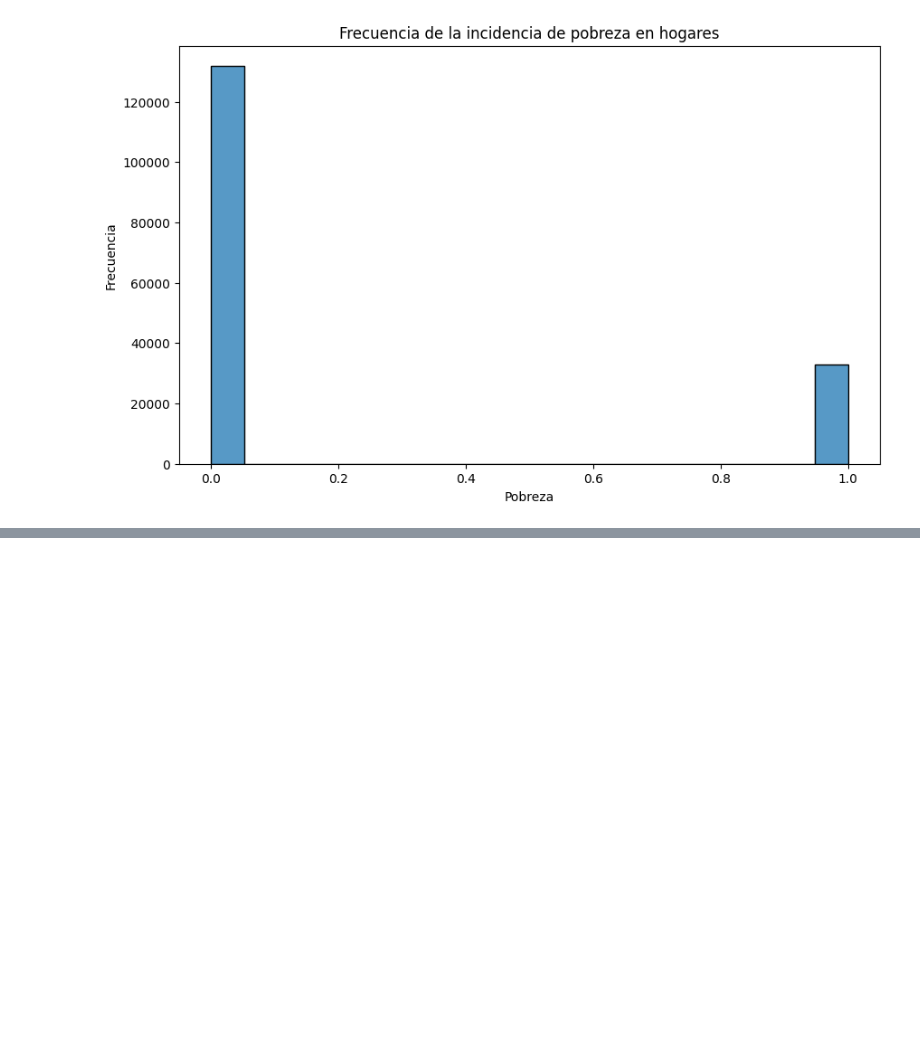
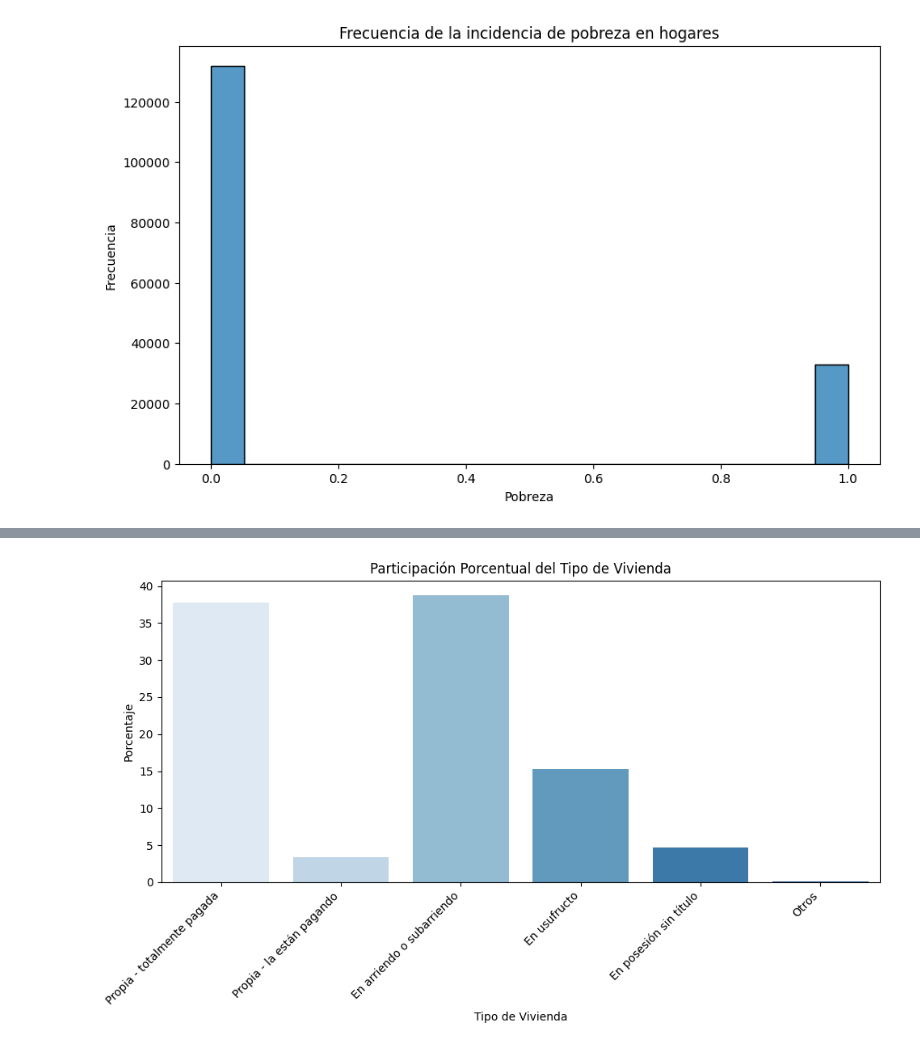
Before and after one commit to sebastian23e/predicting_poverty_bdmc, a Jupyter notebook: scripts/Limpieza.ipynb, the cells around one changed output, grey strips where cells are left out. Cells and saved outputs as stored; diff of their text form; code cells hidden in the pictures; blank space fills up the shorter version.

```diff
--- a/scripts/Limpieza.ipynb
+++ b/scripts/Limpieza.ipynb
@@ -532,0 +535,2 @@ feather.write_dataframe(data_h, ruta+'/stores/data_h.RData')
+# %%
+data = pd.read_csv(ruta+'/stores/base_completa.csv')
@@ -532,0 +598,24 @@ feather.write_dataframe(data_h, ruta+'/stores/data_h.RData')
+# %%
+# Eetiquetas de los tipos de vivienda
+etiquetas_tipos_vivienda = [
+    'Propia - totalmente pagada',
+    'Propia - la están pagando',
+    'En arriendo o subarriendo',
+    'En usufructo',
+    'En posesión sin título',
+    'Otros'
+]
+
+tipo_vivienda_porcentual = data['tipo_vivienda'].value_counts(normalize=True) * 100
+
+plt.figure(figsize = (10, 6))
+ax = sns.barplot(x = tipo_vivienda_porcentual.index, y=tipo_vivienda_porcentual.values, palette = 'Blues')
+ax.set_xticklabels(etiquetas_tipos_vivienda, rotation = 45, ha = 'right')
+plt.title('Participación Porcentual del Tipo de Vivienda')
+plt.xlabel('Tipo de Vivienda')
+plt.ylabel('Porcentaje')
+plt.tight_layout()
+plt.savefig(ruta + '/views/hist_participacion_tipo_vivienda.png', bbox_inches = 'tight')
+plt.show()
+# %% [output]
+[figure, added]
```
Also changed, not shown: parts of 7 cells of this notebook, 3 other files.
